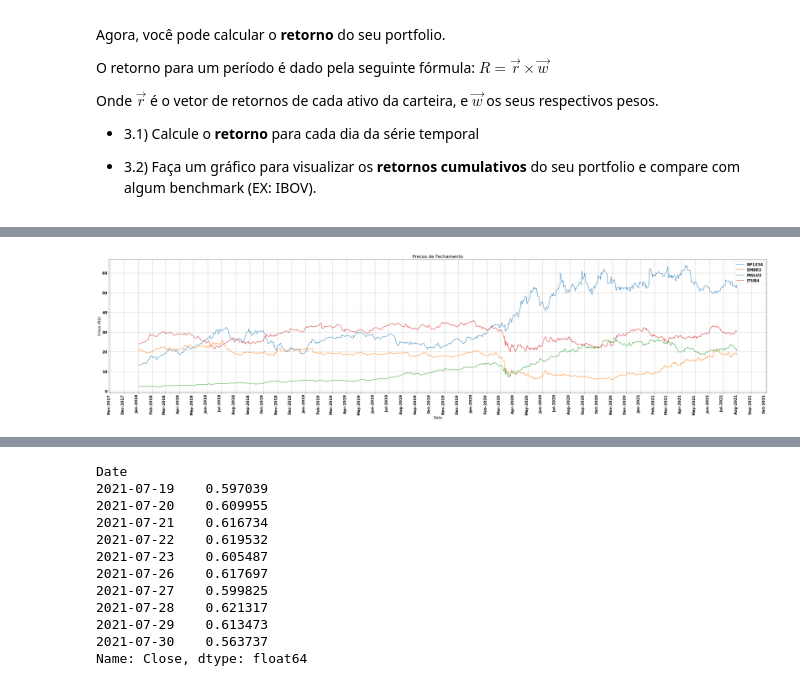
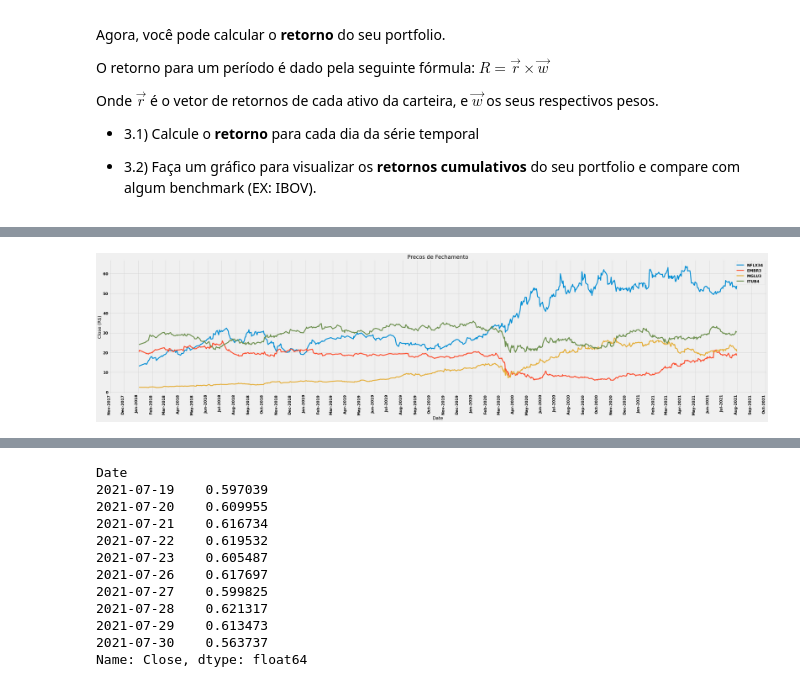
Before and after one commit to lhndsp/Quant-basics, a Jupyter notebook: quant-basics.ipynb, the cells around one changed output, grey strips where cells are left out. Drawn from its saved outputs; the diff is of its cells as text; code cells hidden in the pictures.

```diff
--- a/quant-basics.ipynb
+++ b/quant-basics.ipynb
@@ -25,5 +45,5 @@ from matplotlib.gridspec import GridSpec
 # %%
-#plt.style.use('seaborn')
+plt.style.use('fivethirtyeight')
 
 mpl.rcParams['figure.figsize'] = (40,10)
 
@@ -414,16 +433,16 @@ for atv in atvs:
 # %%
 g = df_portfolio[atvs].plot(subplots=False)
 
 g.xaxis.set_major_locator(mpl.dates.MonthLocator())
 g.xaxis.set_major_formatter(mpl.dates.DateFormatter('\n%b-%Y'))
 plt.xticks(rotation=90)
 plt.tight_layout()
 
 p = g.set_title('Precos de Fechamento')
 p = g.set_ylabel('Close (R$)')
-p = g.grid()
+#p = g.grid()
 # %% [output]
-[figure, old version]
+[figure, new version]
 # %%
 retorno = np.dot(df_portfolio[atvs].pct_change(), pesos)
 df_portfolio['retorno_simples'] = retorno
```
Also changed, not shown: parts of 30 cells of this notebook.
